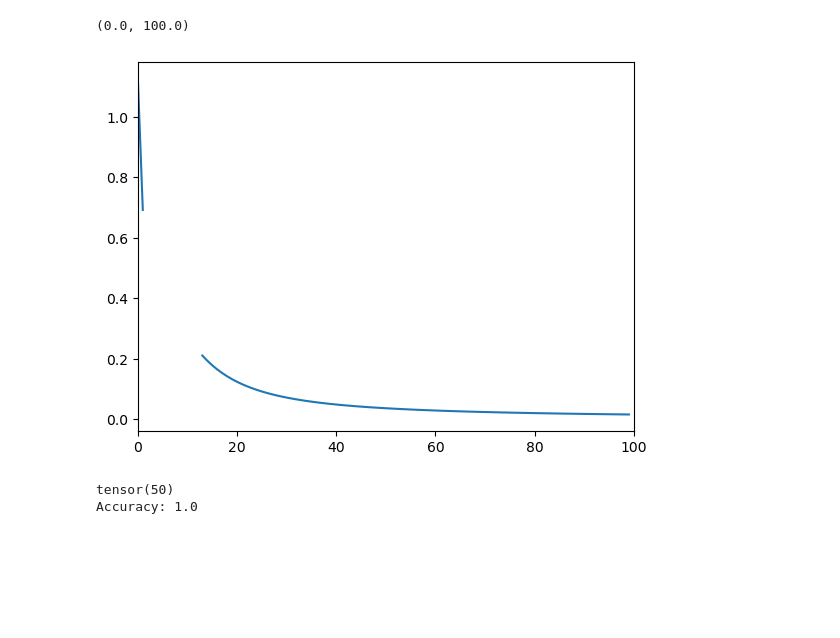
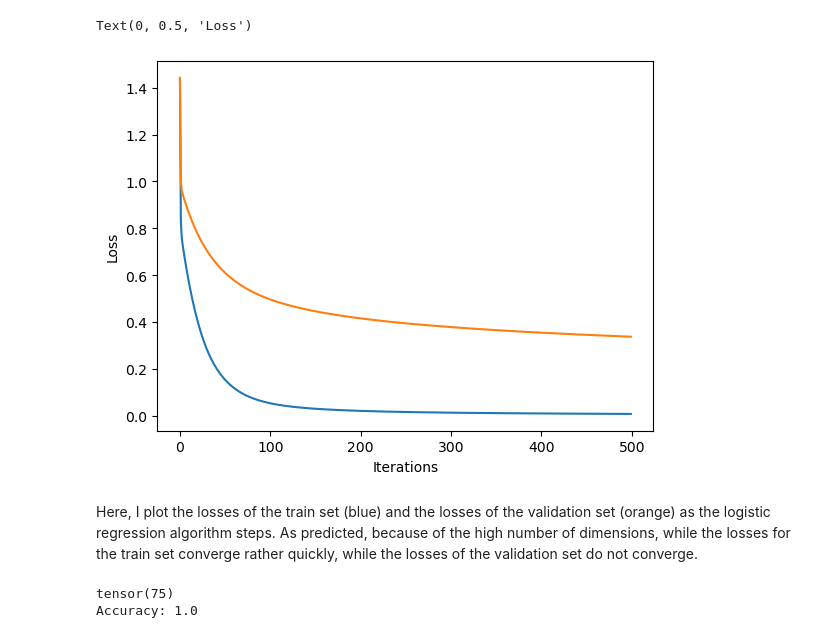
Before and after one commit to ShadowedSpace/ShadowedSpace.github.io, a Jupyter notebook: posts/BP7/BP7.ipynb, the cells around one changed output. Drawn from its saved outputs; the diff is of its cells as text; code cells hidden in the pictures; blank space fills up the shorter version.

```diff
--- a/posts/BP7/BP7.ipynb
+++ b/posts/BP7/BP7.ipynb
@@ -54,9 +75,11 @@ opt = GradientDescentOptimizer(LR, w, w_prev)
 
 losses = []
 
-for _ in range(200):
+for _ in range(100):
     losses.append(LR.loss(X, y))
-    opt.step(X, y, alpha = 0.5, beta = 0)
+    opt.step(X, y, alpha = 1.5, beta = 0)
 
 plt.plot(losses)
+plt.xlabel("Iterations")
+plt.ylabel("Loss")
 # %% [output]
@@ -88,10 +118,10 @@ opt2 = GradientDescentOptimizer(LR2, w2, w_prev2)
 
 losses = []
 
-for _ in range(100):
+for _ in range(50):
     losses.append(LR2.loss(X2, y2))
-    opt2.step(X, y, alpha = 0.7, beta = 0.9)
+    opt2.step(X, y, alpha = 0.45, beta = 0.9)
 
 plt.plot(losses)
-plt.xlim(0, 100)
+plt.xlim(0, 50)
 # %% [output]
@@ -114,26 +149,33 @@ plot_data_and_boundary(X2, y2, LR2.w)
 # %%
 # overfitting
 
-X_train, y_train = classification_data(n_points = 50, p_dims = 100)
-X_test, y_test = classification_data(n_points = 50, p_dims = 100)
+X_train, y_train = classification_data(n_points = 75, noise = 0.5, p_dims = 100)
+X_val, y_val = classification_data(n_points = 75, noise = 0.5, p_dims = 100)
+X_test, y_test = classification_data(n_points = 75, noise = 0.5, p_dims = 100)
 
 w3 = torch.linspace(-1, 1, X_train.shape[1])
 w_prev3 = torch.linspace(-1, 1, X_train.shape[1])
 
 LR3 = LogisticRegression(w3)
 opt = GradientDescentOptimizer(LR3, w3, w_prev3)
 
 losses = []
+losses_val = []
 
-for _ in range(100):
+for _ in range(500):
     losses.append(LR3.loss(X_train, y_train))
-    opt.step(X_train, y_train, alpha = 0.5, beta = 0.2)
+    losses_val.append(LR3.loss(X_val, y_val))
+    opt.step(X_train, y_train, alpha = 0.15, beta = 0.2)
 
 plt.plot(losses)
-plt.xlim(0, 100)
+plt.plot(losses_val)
+plt.xlabel("Iterations")
+plt.ylabel("Loss")
 # %% [output]
-(0.0, 100.0)
+Text(0, 0.5, 'Loss')
-[figure, old version]
+[figure, new version]
+# %% [markdown]
+Here, I plot the losses of the train set (blue) and the losses of the validation set (orange) as the logistic regression algorithm steps. As predicted, because of the high number of dimensions, while the losses for the train set converge rather quickly, while the losses of the validation set do not converge.
 # %%
 # Predict the labels
 y_pred_train = LR3.predict(X_train)
@@ -142,5 +184,5 @@ y_pred_train = LR3.predict(X_train)
 acc = accuracy(y_pred_train, y_train)
 print(f'Accuracy: {acc}')
 # %% [output]
-tensor(50)
+tensor(75)
 Accuracy: 1.0
```
Also changed, not shown: parts of 25 cells of this notebook, 9 other files.
